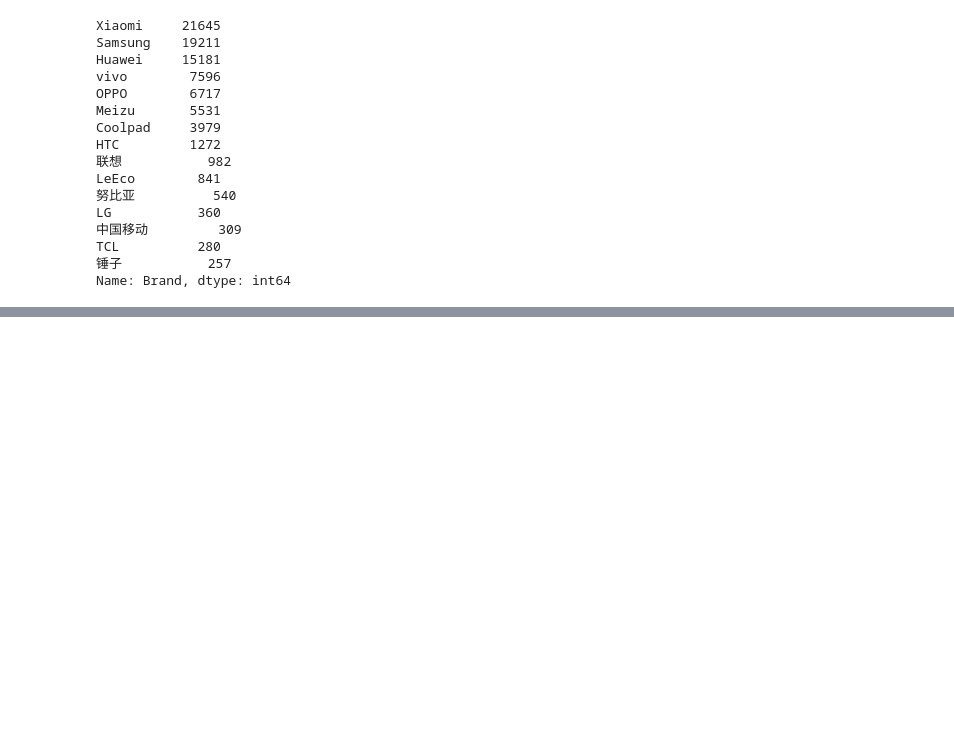
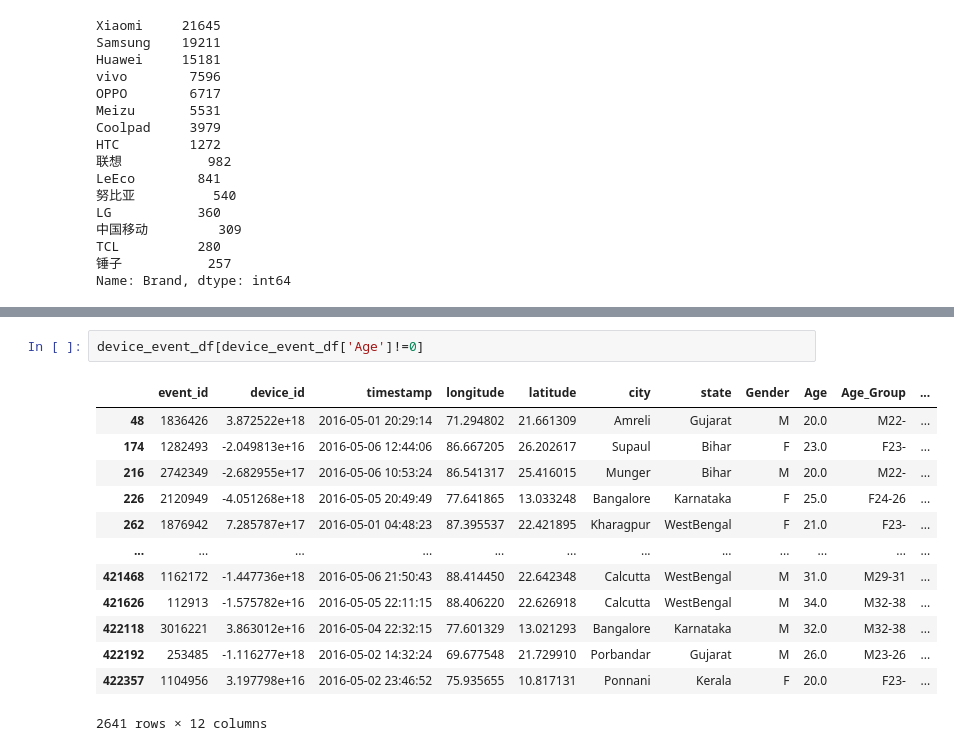
Before and after one commit to MurthyAptean/INSAID_CapstoneProjects, a Jupyter notebook: DataAnalytics/InsaidTelecom.ipynb, the cells around one changed output, grey strips where cells are left out. Cells and saved outputs as stored; diff of their text form; blank space fills up the shorter version.

```diff
--- a/DataAnalytics/InsaidTelecom.ipynb
+++ b/DataAnalytics/InsaidTelecom.ipynb
@@ -279,0 +320,16 @@ Name: Brand, dtype: int64
+# %%
+device_event_df[device_event_df['Age']!=0]
+# %% [output]
+|  | event_id | device_id | timestamp | longitude | latitude | city | state | Gender | Age | Age_Group | ... |
+| 48 | 1836426 | 3.872522e+18 | 2016-05-01 20:29:14 | 71.294802 | 21.661309 | Amreli | Gujarat | M | 20.0 | M22- | ... |
+| 174 | 1282493 | -2.049813e+16 | 2016-05-06 12:44:06 | 86.667205 | 26.202617 | Supaul | Bihar | F | 23.0 | F23- | ... |
+| 216 | 2742349 | -2.682955e+17 | 2016-05-06 10:53:24 | 86.541317 | 25.416015 | Munger | Bihar | M | 20.0 | M22- | ... |
+| 226 | 2120949 | -4.051268e+18 | 2016-05-05 20:49:49 | 77.641865 | 13.033248 | Bangalore | Karnataka | F | 25.0 | F24-26 | ... |
+| 262 | 1876942 | 7.285787e+17 | 2016-05-01 04:48:23 | 87.395537 | 22.421895 | Kharagpur | WestBengal | F | 21.0 | F23- | ... |
+| ... | ... | ... | ... | ... | ... | ... | ... | ... | ... | ... | ... |
+| 421468 | 1162172 | -1.447736e+18 | 2016-05-06 21:50:43 | 88.414450 | 22.642348 | Calcutta | WestBengal | M | 31.0 | M29-31 | ... |
+| 421626 | 112913 | -1.575782e+16 | 2016-05-05 22:11:15 | 88.406220 | 22.626918 | Calcutta | WestBengal | M | 34.0 | M32-38 | ... |
+| 422118 | 3016221 | 3.863012e+16 | 2016-05-04 22:32:15 | 77.601329 | 13.021293 | Bangalore | Karnataka | M | 32.0 | M32-38 | ... |
+| 422192 | 253485 | -1.116277e+18 | 2016-05-02 14:32:24 | 69.677548 | 21.729910 | Porbandar | Gujarat | M | 26.0 | M23-26 | ... |
+| 422357 | 1104956 | 3.197798e+16 | 2016-05-02 23:46:52 | 75.935655 | 10.817131 | Ponnani | Kerala | F | 20.0 | F23- | ... |
+2641 rows × 12 columns
```
Also changed, not shown: parts of 3 cells of this notebook.
